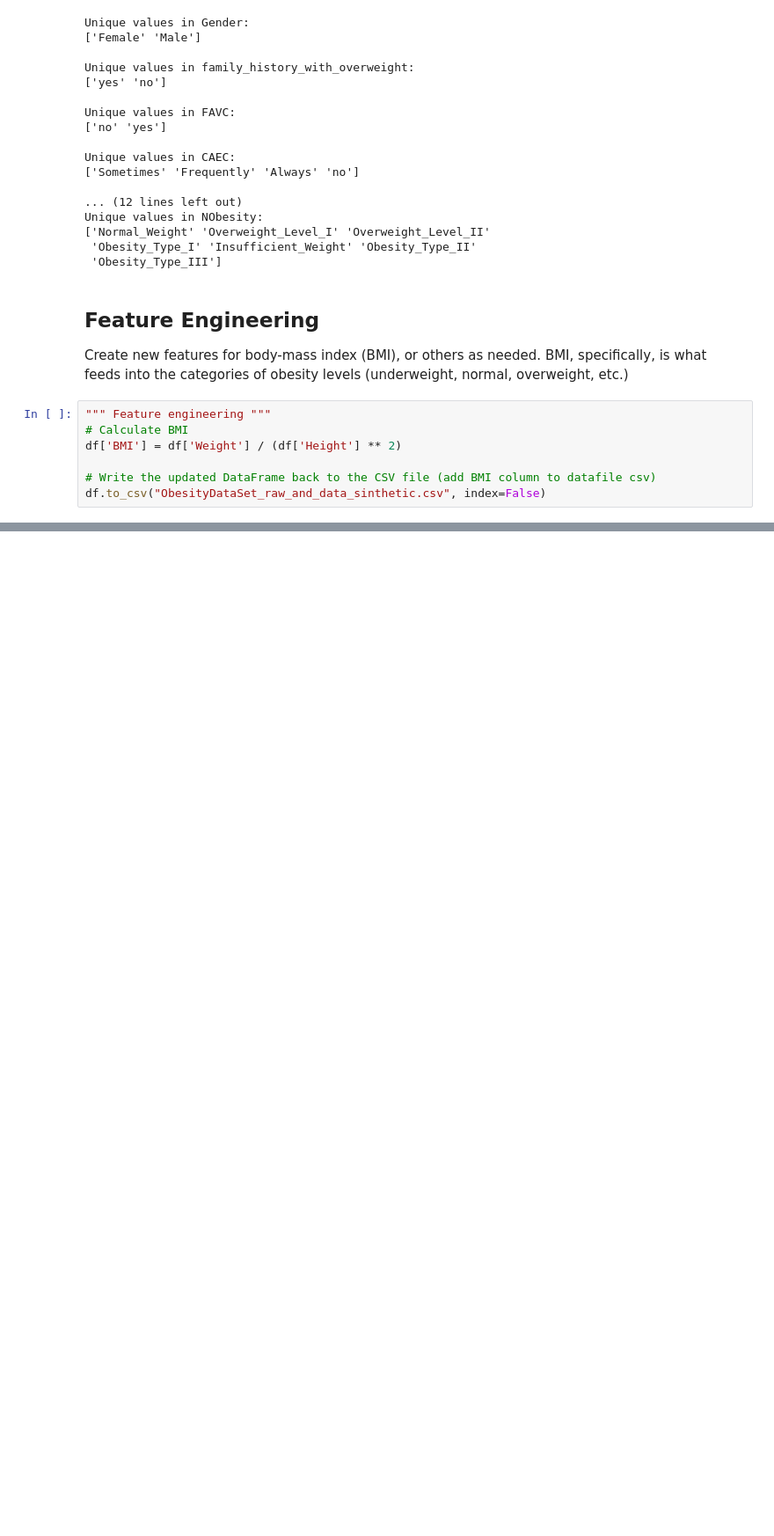
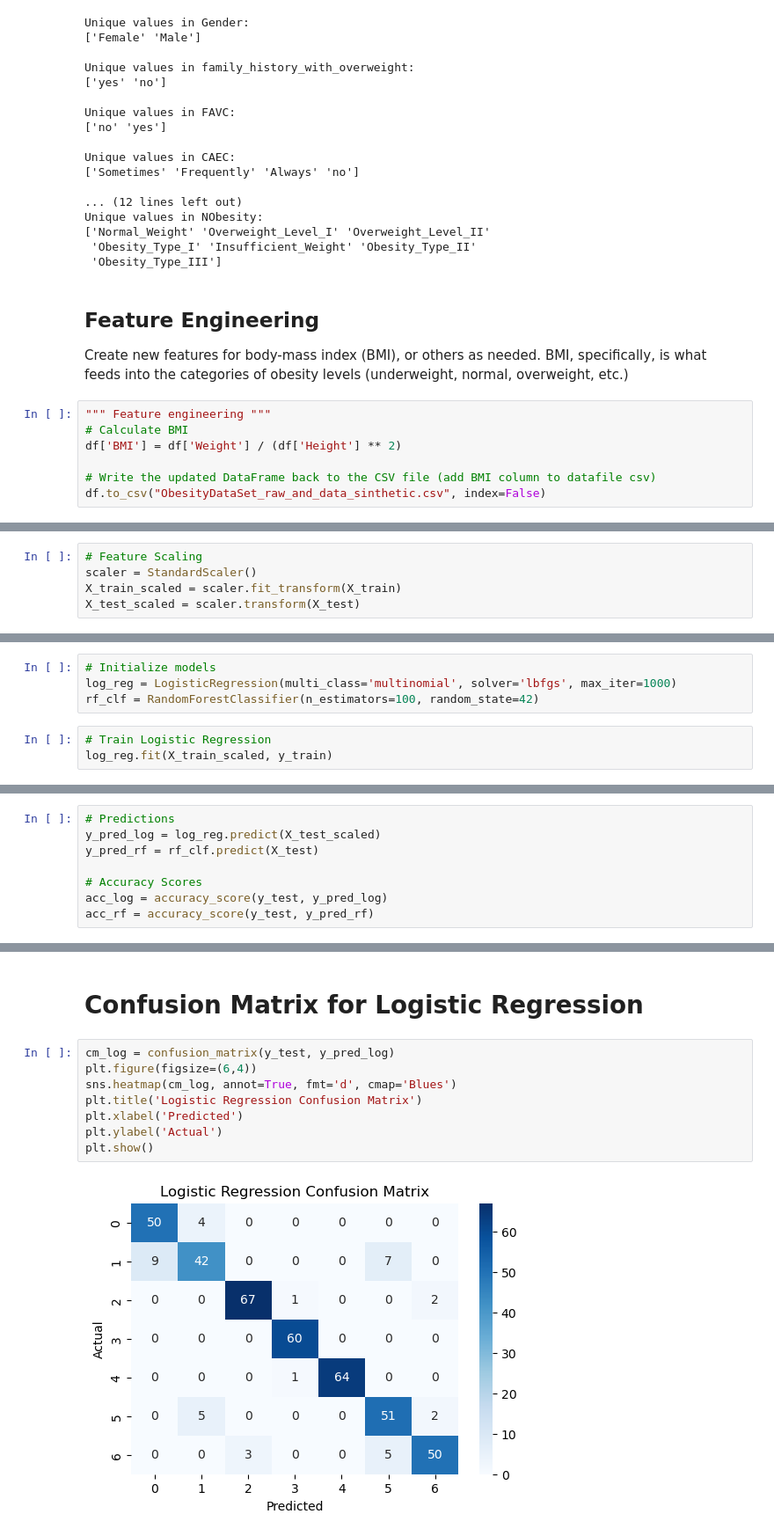
Before and after one commit to AreTaj/distribution-of-obesity-levels, a Jupyter notebook: data_cleaning.ipynb, the cells around one changed output, grey strips where cells are left out. Shown at 88% size. Drawn from its saved outputs; the diff is of its cells as text; blank space fills up the shorter version.

Commit message:
added the random forest tree. Completed the Model Selection and Model Analysis

```diff
--- a/data_cleaning.ipynb
+++ b/data_cleaning.ipynb
@@ -204,0 +294,5 @@ df.to_csv("ObesityDataSet_raw_and_data_sinthetic.csv", index=False)
+# %%
+# Feature Scaling
+scaler = StandardScaler()
+X_train_scaled = scaler.fit_transform(X_train)
+X_test_scaled = scaler.transform(X_test)
@@ -204,0 +301,7 @@ df.to_csv("ObesityDataSet_raw_and_data_sinthetic.csv", index=False)
+# %%
+# Initialize models
+log_reg = LogisticRegression(multi_class='multinomial', solver='lbfgs', max_iter=1000)
+rf_clf = RandomForestClassifier(n_estimators=100, random_state=42)
+# %%
+# Train Logistic Regression
+log_reg.fit(X_train_scaled, y_train)
@@ -204,0 +317,8 @@ df.to_csv("ObesityDataSet_raw_and_data_sinthetic.csv", index=False)
+# %%
+# Predictions
+y_pred_log = log_reg.predict(X_test_scaled)
+y_pred_rf = rf_clf.predict(X_test)
+
+# Accuracy Scores
+acc_log = accuracy_score(y_test, y_pred_log)
+acc_rf = accuracy_score(y_test, y_pred_rf)
@@ -204,0 +354,12 @@ df.to_csv("ObesityDataSet_raw_and_data_sinthetic.csv", index=False)
+# %% [markdown]
+# Confusion Matrix for Logistic Regression
+# %%
+cm_log = confusion_matrix(y_test, y_pred_log)
+plt.figure(figsize=(6,4))
+sns.heatmap(cm_log, annot=True, fmt='d', cmap='Blues')
+plt.title('Logistic Regression Confusion Matrix')
+plt.xlabel('Predicted')
+plt.ylabel('Actual')
+plt.show()
+# %% [output]
+[figure, added]
```
Also changed, not shown: parts of 32 cells of this notebook, 3 other files.
